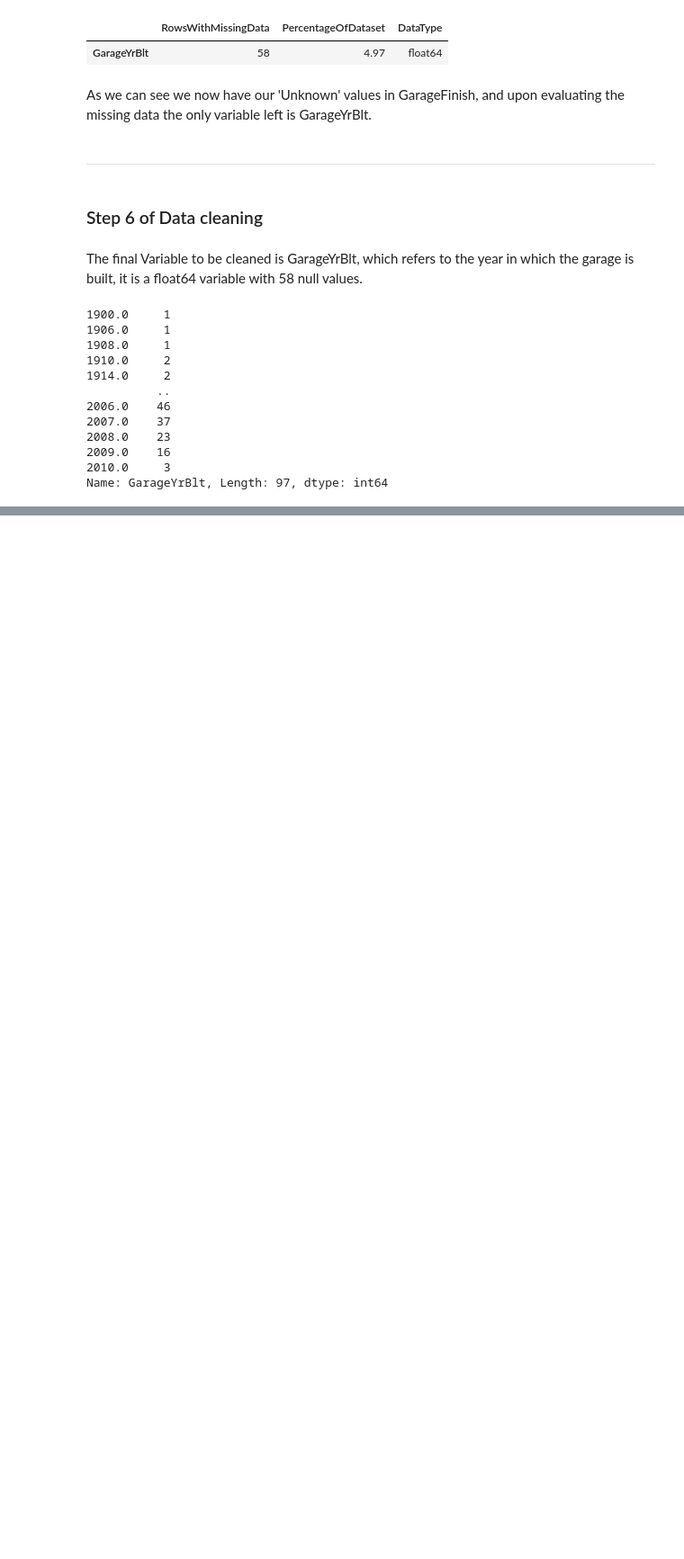
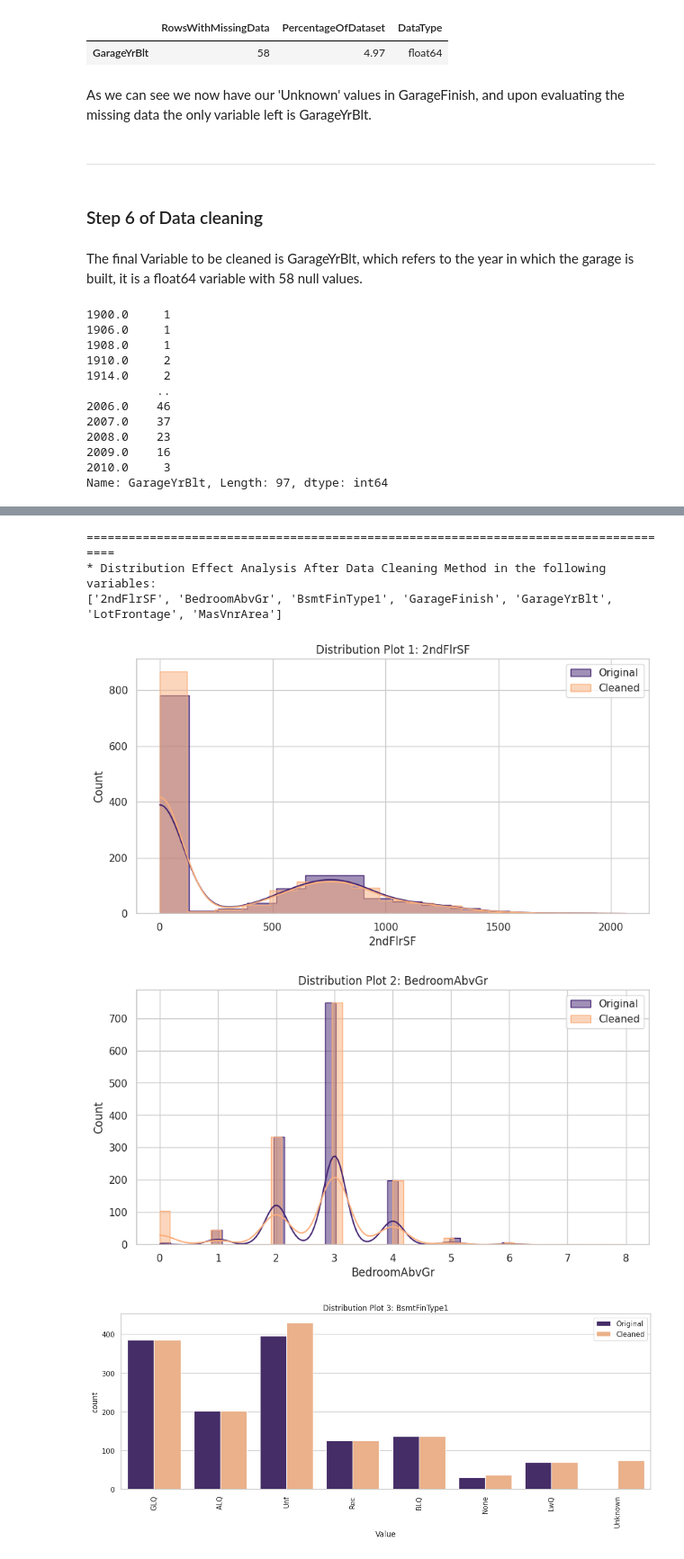
Before and after one commit to GeorgeOsborn97/CI-Project-5-Predictive-Analytics, a Jupyter notebook: jupyter_notebooks/03 - DataCleaning.ipynb, the cells around one changed output, grey strips where cells are left out. Shown: that part at 90% size. Drawn from its saved outputs; the diff is of its cells as text; code cells hidden in the pictures; blank space fills up the shorter version.

Commit message:
complete data cleaning and place our cleaned data sets into a new folder

```diff
--- a/jupyter_notebooks/03 - DataCleaning.ipynb
+++ b/jupyter_notebooks/03 - DataCleaning.ipynb
@@ -751,0 +758,11 @@ Name: GarageYrBlt, Length: 97, dtype: int64
+# %%
+pipeline = Pipeline([
+      ( 'GarageYrBlt',  ArbitraryNumberImputer(
+        arbitrary_number=0, variables='GarageYrBlt'
+        )
+      )
+])
+pipeline
+
+pipeline.fit(TrainSet)
+TrainSet, TestSet, df_clean = pipeline.transform(TrainSet), pipeline.transform(TestSet),pipeline.transform(df_clean)
@@ -751,0 +786,11 @@ Name: GarageYrBlt, Length: 97, dtype: int64
+# %%
+DataCleaningEffect(df_original=df,
+                   df_cleaned=df_clean,
+                   variables_applied_with_method=null_variables)
+# %% [output]
+=====================================================================================
+* Distribution Effect Analysis After Data Cleaning Method in the following variables:
+['2ndFlrSF', 'BedroomAbvGr', 'BsmtFinType1', 'GarageFinish', 'GarageYrBlt', 'LotFrontage', 'MasVnrArea']
+[figure, added]
+[figure, added]
+[figure, added]
```
Also changed, not shown: parts of 36 cells of this notebook, 4 other files.
